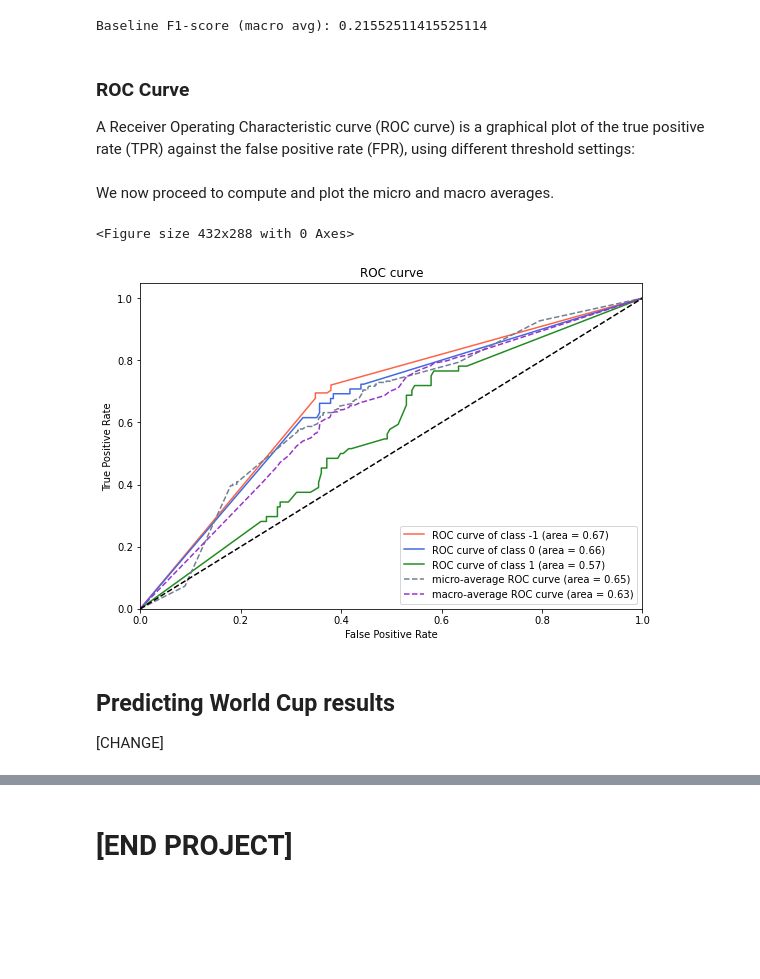
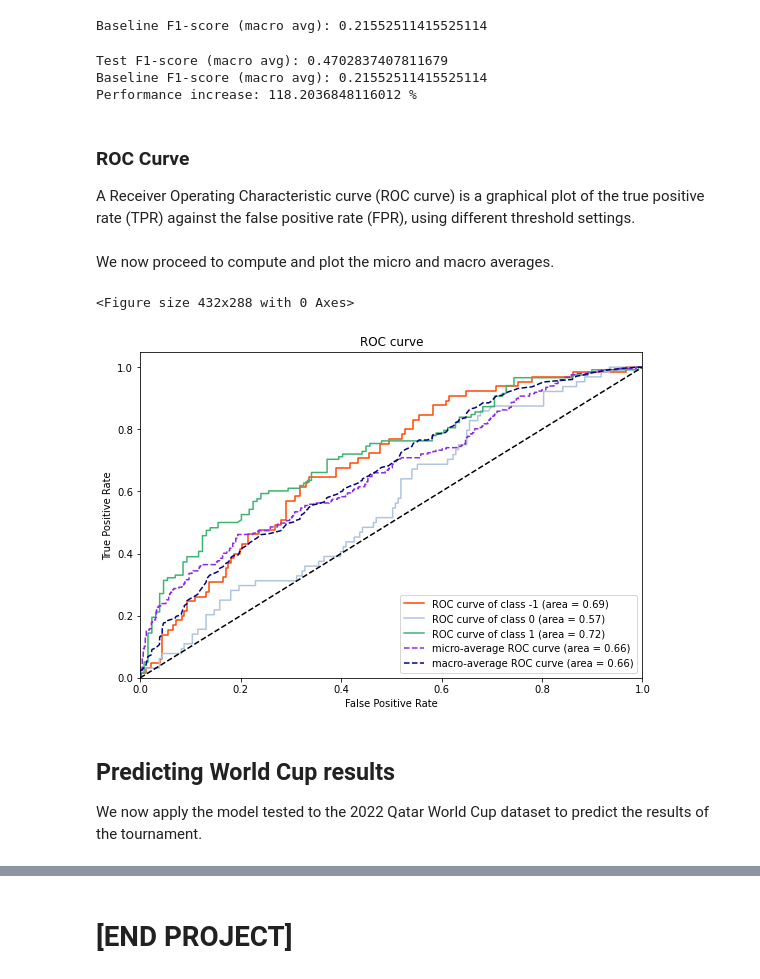
Before and after one commit to rasensiod/ML_Qatar22, a Jupyter notebook: Team2/MLProject_vRA.ipynb, the cells around one changed output, grey strips where cells are left out. Saved outputs shown, nothing was run; the diff lists cells and outputs as text; code cells hidden in the pictures; blank space fills up the shorter version.

```diff
--- a/Team2/MLProject_vRA.ipynb
+++ b/Team2/MLProject_vRA.ipynb
@@ -1546,8 +1554,9 @@ def model_eval(model, grid, cv, X_scaled, y):
     print(f'Cross-val F1-macro score: {rr.best_score_}')
     for key, value in rr.best_params_.items():
         print(f'{key}: {value}')
+    print()
 
-    return rr.best_score_
+    return rr.best_score_, rr.best_params_
 # %%
 # display confusion matrix and performance metrics of best performing fold
 def confusion_matrix(model, cv, X_scaled, y):
@@ -1804,6 +1869,12 @@ algorithm: SAMME
 # %%
 # implement tuned hyperparameters to model
-ada = AdaBoostClassifier(base_estimator=lr, n_estimators=100, learning_rate=0.1, algorithm='SAMME', random_state=random_state)
+ada = AdaBoostClassifier(
+    base_estimator=ada_score[1].get('base_estimator'),
+    n_estimators=ada_score[1].get('n_estimators'),
+    learning_rate=ada_score[1].get('learning_rate'),
+    algorithm=ada_score[1].get('algorithm'),
+    random_state=random_state
+)
 # %%
 confusion_matrix(ada, skf, X_scaled, y)
 # %% [output]
@@ -1974,34 +2057,43 @@ f1_base = mean([f1_base_win, f1_base_lose, f1_base_draw])
 print(f'Baseline F1-score (macro avg): {f1_base}')
 # %% [output]
 Baseline F1-score (macro avg): 0.21552511415525114
+# %%
+# Printing results
+print(f"Test F1-score (macro avg): {f1_test}")
+print(f'Baseline F1-score (macro avg): {f1_base}')
+print(f'Performance increase: {100*(f1_test-f1_base)/f1_base} %')
+# %% [output]
+Test F1-score (macro avg): 0.4702837407811679
+Baseline F1-score (macro avg): 0.21552511415525114
+Performance increase: 118.2036848116012 %
 # %% [markdown]
 ### ROC Curve
-A Receiver Operating Characteristic curve (ROC curve) is a graphical plot of the true positive rate (TPR) against the false positive rate (FPR), using different threshold settings:
+A Receiver Operating Characteristic curve (ROC curve) is a graphical plot of the true positive rate (TPR) against the false positive rate (FPR), using different threshold settings.
 # %%
 # binarise output
 y_bin = label_binarize(y, classes=[-1, 0, 1])
 y_test_bin = label_binarize(y_test_actual, classes=[-1, 0, 1])
 
 # learn to predict each class against the other, using MLP which was the most accurate model
-classifier = OneVsRestClassifier(ada)
+classifier = OneVsRestClassifier(lda)
 y_score = classifier.fit(X, y_bin).predict_proba(X_test)
 
 # compute ROC curve and area for each class
 fpr = dict()
 tpr = dict()
 roc_auc = dict()
-for i in [-1, 0, 1]:
+for i in range(3):
     fpr[i], tpr[i], _ = roc_curve(y_test_bin[:, i], y_score[:, i])
     roc_auc[i] = auc(fpr[i], tpr[i])
 # %% [markdown]
 We now proceed to compute and plot the micro and macro averages.
 # %%
 # aggregate all false positive rates
-all_fpr = np.unique(np.concatenate([fpr[i] for i in [-1, 0, 1]]))
+all_fpr = np.unique(np.concatenate([fpr[i] for i in range(3)]))
 
 # Then interpolate all ROC curves at this points
 mean_tpr = np.zeros_like(all_fpr)
-for i in [-1, 0, 1]:
+for i in range(3):
     mean_tpr += np.interp(all_fpr, fpr[i], tpr[i])
 
 # Finally average it and compute AUC
@@ -2021,55 +2113,55 @@ plt.figure(figsize=(9, 6))
 
 # curves for each class
 plt.plot(
-    fpr[-1],
-    tpr[-1],
-    color='tomato',
-    label='ROC curve of class {0} (area = {1:0.2f})'.format(-1, roc_auc[-1]),
-)
-plt.plot(
     fpr[0],
     tpr[0],
-    color='royalblue',
-    label='ROC curve of class {0} (area = {1:0.2f})'.format(0, roc_auc[0]),
+    color='orangered',
+    label='ROC curve of class {0} (area = {1:0.2f})'.format(-1, roc_auc[0]),
 )
 plt.plot(
     fpr[1],
     tpr[1],
-    color='forestgreen',
-    label='ROC curve of class {0} (area = {1:0.2f})'.format(1, roc_auc[1]),
+    color='lightsteelblue',
+    label='ROC curve of class {0} (area = {1:0.2f})'.format(0, roc_auc[1]),
+)
+plt.plot(
+    fpr[2],
+    tpr[2],
+    color='mediumseagreen',
+    label='ROC curve of class {0} (area = {1:0.2f})'.format(1, roc_auc[2]),
 )
 
 # curves for micro and macro averages
 plt.plot(
     fpr["micro"],
     tpr["micro"],
     label="micro-average ROC curve (area = {0:0.2f})".format(roc_auc["micro"]),
-    color="slategrey",
+    color="blueviolet",
     linestyle="--",
 )
 plt.plot(
     fpr["macro"],
     tpr["macro"],
     label="macro-average ROC curve (area = {0:0.2f})".format(roc_auc["macro"]),
-    color="darkorchid",
+    color="navy",
     linestyle="--",
 )
 
 plt.plot([0, 1], [0, 1], 'k--')
 plt.xlim([0.0, 1.0])
 plt.ylim([0.0, 1.05])
 plt.xlabel('False Positive Rate')
 plt.ylabel('True Positive Rate')
 plt.title('ROC curve')
 plt.legend(loc='lower right')
 plt.show()
 # %% [output]
 <Figure size 432x288 with 0 Axes>
-[figure, old version]
+[figure, new version]
-# %% [markdown]
-## Predicting World Cup results
-
-[CHANGE]
+# %% [markdown]
+## Predicting World Cup results
+
+We now apply the model tested to the 2022 Qatar World Cup dataset to predict the results of the tournament.
 # %%
 # scale data
 X_pred = scaler.transform(pred_data)
```
Also changed, not shown: parts of 47 cells of this notebook, 2 other files.
